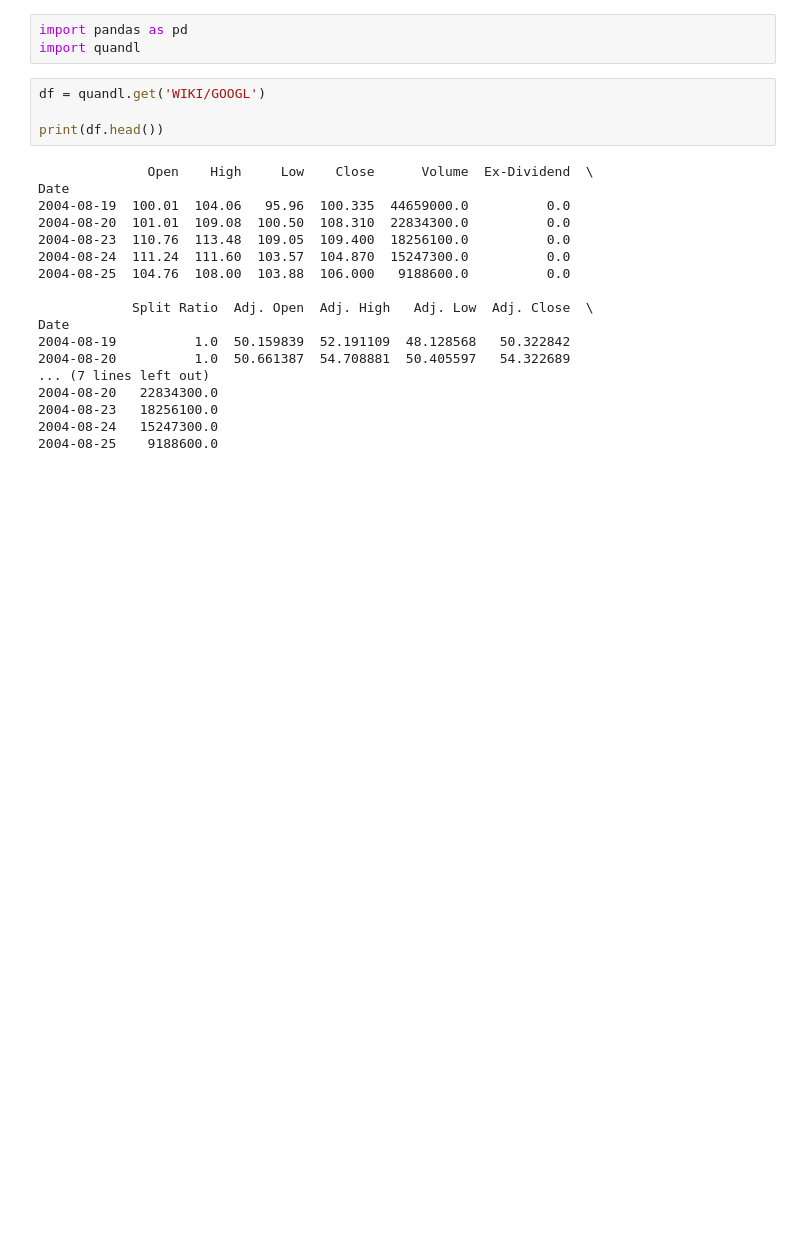
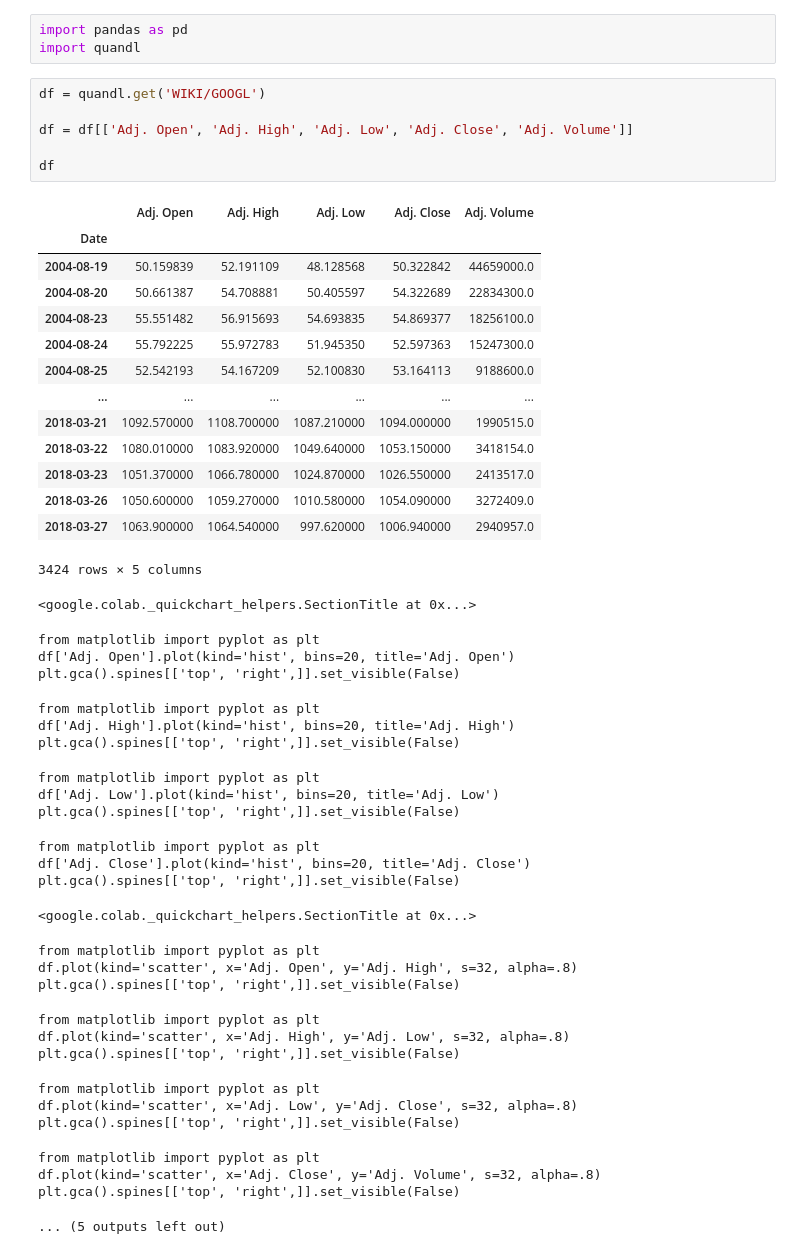
Before and after one commit to saent-x/indepth-ml-tutorial, a Jupyter notebook: ml_tutorial.ipynb, the cells around one changed output. Cells and saved outputs as stored; diff of their text form; blank space fills up the shorter version.

```diff
--- a/ml_tutorial.ipynb
+++ b/ml_tutorial.ipynb
@@ -29,22 +10,48 @@ import quandl
 # %%
 df = quandl.get('WIKI/GOOGL')
 
-print(df.head())
+df = df[['Adj. Open', 'Adj. High', 'Adj. Low', 'Adj. Close', 'Adj. Volume']]
+
+df
 # %% [output]
+|  | Adj. Open | Adj. High | Adj. Low | Adj. Close | Adj. Volume |
+| Date |  |  |  |  |  |
+| 2004-08-19 | 50.159839 | 52.191109 | 48.128568 | 50.322842 | 44659000.0 |
+| 2004-08-20 | 50.661387 | 54.708881 | 50.405597 | 54.322689 | 22834300.0 |
+| 2004-08-23 | 55.551482 | 56.915693 | 54.693835 | 54.869377 | 18256100.0 |
+| 2004-08-24 | 55.792225 | 55.972783 | 51.945350 | 52.597363 | 15247300.0 |
+| 2004-08-25 | 52.542193 | 54.167209 | 52.100830 | 53.164113 | 9188600.0 |
+| ... | ... | ... | ... | ... | ... |
+| 2018-03-21 | 1092.570000 | 1108.700000 | 1087.210000 | 1094.000000 | 1990515.0 |
+| 2018-03-22 | 1080.010000 | 1083.920000 | 1049.640000 | 1053.150000 | 3418154.0 |
+| 2018-03-23 | 1051.370000 | 1066.780000 | 1024.870000 | 1026.550000 | 2413517.0 |
+| 2018-03-26 | 1050.600000 | 1059.270000 | 1010.580000 | 1054.090000 | 3272409.0 |
+| 2018-03-27 | 1063.900000 | 1064.540000 | 997.620000 | 1006.940000 | 2940957.0 |
-              Open    High     Low    Close      Volume  Ex-Dividend  \
-Date
-2004-08-19  100.01  104.06   95.96  100.335  44659000.0          0.0
-2004-08-20  101.01  109.08  100.50  108.310  22834300.0          0.0
-2004-08-23  110.76  113.48  109.05  109.400  18256100.0          0.0
-2004-08-24  111.24  111.60  103.57  104.870  15247300.0          0.0
-2004-08-25  104.76  108.00  103.88  106.000   9188600.0          0.0
-
-            Split Ratio  Adj. Open  Adj. High   Adj. Low  Adj. Close  \
-Date
-2004-08-19          1.0  50.159839  52.191109  48.128568   50.322842
-2004-08-20          1.0  50.661387  54.708881  50.405597   54.322689
-... (7 lines left out)
-2004-08-20   22834300.0
-2004-08-23   18256100.0
-2004-08-24   15247300.0
-2004-08-25    9188600.0
+3424 rows × 5 columns
+<google.colab._quickchart_helpers.SectionTitle at 0x...>
+from matplotlib import pyplot as plt
+df['Adj. Open'].plot(kind='hist', bins=20, title='Adj. Open')
+plt.gca().spines[['top', 'right',]].set_visible(False)
+from matplotlib import pyplot as plt
+df['Adj. High'].plot(kind='hist', bins=20, title='Adj. High')
+plt.gca().spines[['top', 'right',]].set_visible(False)
+from matplotlib import pyplot as plt
+df['Adj. Low'].plot(kind='hist', bins=20, title='Adj. Low')
+plt.gca().spines[['top', 'right',]].set_visible(False)
+from matplotlib import pyplot as plt
+df['Adj. Close'].plot(kind='hist', bins=20, title='Adj. Close')
+plt.gca().spines[['top', 'right',]].set_visible(False)
+<google.colab._quickchart_helpers.SectionTitle at 0x...>
+from matplotlib import pyplot as plt
+df.plot(kind='scatter', x='Adj. Open', y='Adj. High', s=32, alpha=.8)
+plt.gca().spines[['top', 'right',]].set_visible(False)
+from matplotlib import pyplot as plt
+df.plot(kind='scatter', x='Adj. High', y='Adj. Low', s=32, alpha=.8)
+plt.gca().spines[['top', 'right',]].set_visible(False)
+from matplotlib import pyplot as plt
+df.plot(kind='scatter', x='Adj. Low', y='Adj. Close', s=32, alpha=.8)
+plt.gca().spines[['top', 'right',]].set_visible(False)
+from matplotlib import pyplot as plt
+df.plot(kind='scatter', x='Adj. Close', y='Adj. Volume', s=32, alpha=.8)
+plt.gca().spines[['top', 'right',]].set_visible(False)
+... (5 outputs left out)
```
Also changed, not shown: parts of 1 cell of this notebook.
